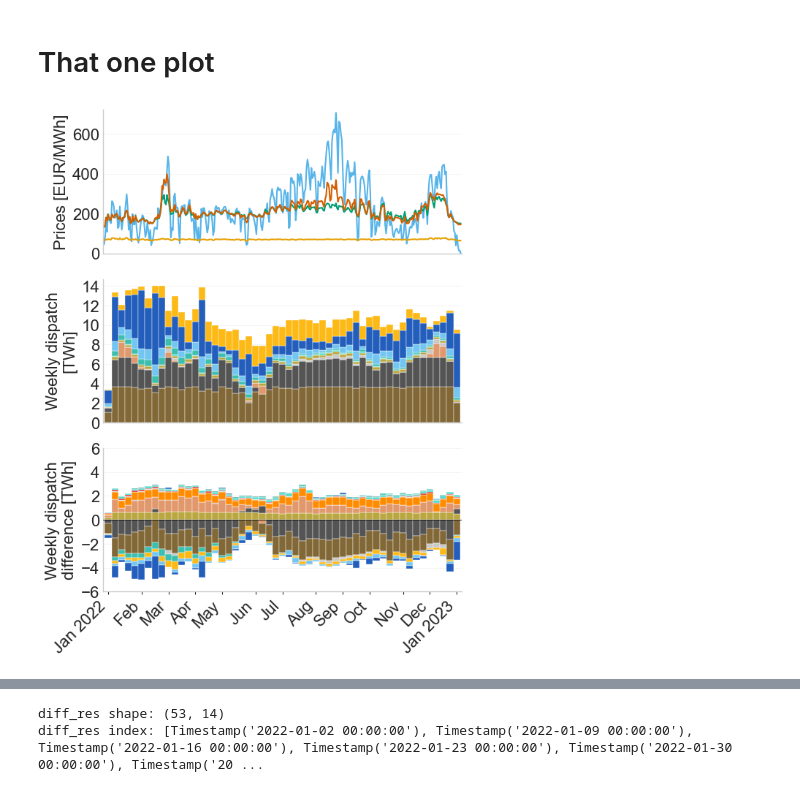
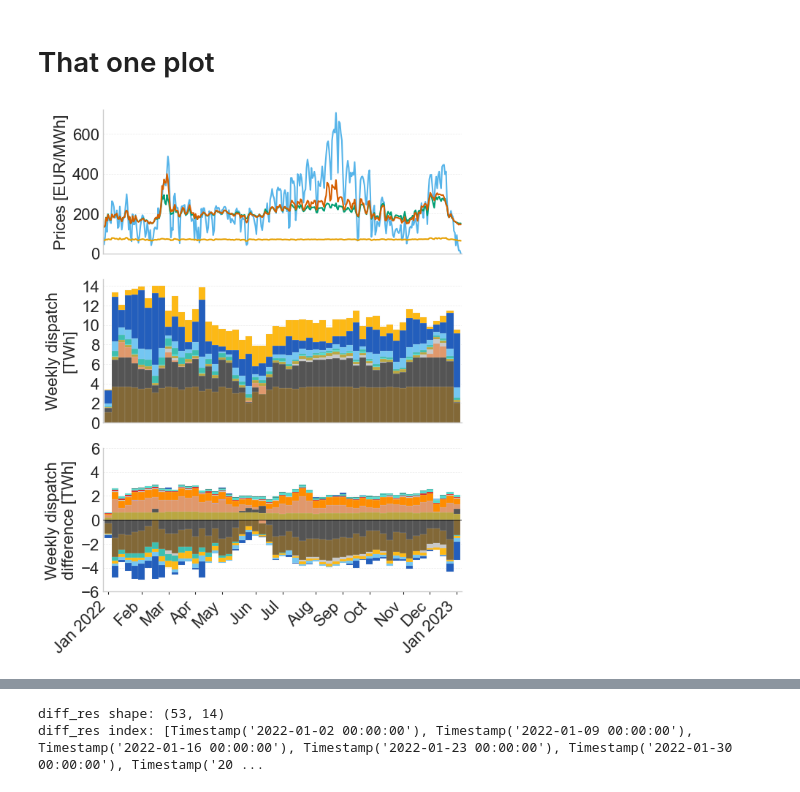
Before and after one commit to marco-saretta/pypsa-network-analyzer, a Jupyter notebook: notebooks/plotting_playground_DE.ipynb, the cells around one changed output, grey strips where cells are left out. Drawn from its saved outputs; the diff is of its cells as text; code cells hidden in the pictures.

```diff
--- a/notebooks/plotting_playground_DE.ipynb
+++ b/notebooks/plotting_playground_DE.ipynb
@@ -485,6 +485,13 @@ plot_order = [
     "hindcast-dyn",
     "hindcast-dyn-rolling",
 ]
+
+sim_color = {
+    "benchmark":            "#56b4e9",
+    "hindcast-dyn":         "#009e73",
+    "hindcast-dyn-rolling": "#d55e00",
+    "hindcast-std":         "#e69f00",
+}
 
 for label in plot_order:
     if label not in prices_dict:
@@ -529,7 +536,7 @@ country_dispatch_res_twh = reorder_columns(country_dispatch_res, carrier_order)
 country_dispatch_res_twh.plot.bar(
     stacked=True, width=1.0, ax=axs[1], legend=False,
     color=color_dict_new,
-    edgecolor="white", linewidth=0.3,
+    edgecolor="lightgrey", linewidth=0.1,
 )
 axs[1].set_ylabel("Weekly dispatch\n[TWh]")
 axs[1].set_xlabel("")
@@ -549,7 +556,7 @@ diff_res_plot = diff_res_plot.reset_index(drop=True)
 diff_res_plot.plot.bar(
     stacked=True, width=1.0, ax=axs[2], legend=False,
     color=color_dict_new,
-    edgecolor="white", linewidth=0.3,
+    edgecolor="lightgrey", linewidth=0.1,
 )
 axs[2].set_xlabel("")
 axs[2].set_ylabel("Weekly dispatch\ndifference [TWh]")
@@ -560,31 +567,31 @@ axs[2].set_ylim(bottom=-6, top=6)
 axs[2].yaxis.set_major_locator(mpl.ticker.MultipleLocator(2))
 axs[2].yaxis.set_minor_locator(mpl.ticker.MultipleLocator(1))
 axs[2].tick_params(axis="y", which="both", left=False)
 axs[2].axhline(0, color="black", linewidth=0.6, zorder=3)
 
 # Monthly ticks
 tick_positions = []
 tick_labels    = []
 prev_month     = None
 for i, ts in enumerate(diff_timestamps):
     if ts.month != prev_month:
         tick_positions.append(i)
         tick_labels.append(
             ts.strftime("%b %Y") if (ts.month == 1 or prev_month is None)
             else ts.strftime("%b")
         )
         prev_month = ts.month
 axs[2].set_xticks(tick_positions)
 axs[2].set_xticklabels(tick_labels, rotation=45, ha="right")
 axs[2].tick_params(axis="x", length=3)
 
 # ── Shared spine cleanup ────────────────────────────────────────────────────────
 for ax in axs:
     ax.spines["top"].set_visible(False)
     ax.spines["right"].set_visible(False)
 
 
 plt.tight_layout()
 plt.show()
 # %% [output]
-[figure, old version]
+[figure, new version]
```
Also changed, not shown: parts of 2 cells of this notebook.
